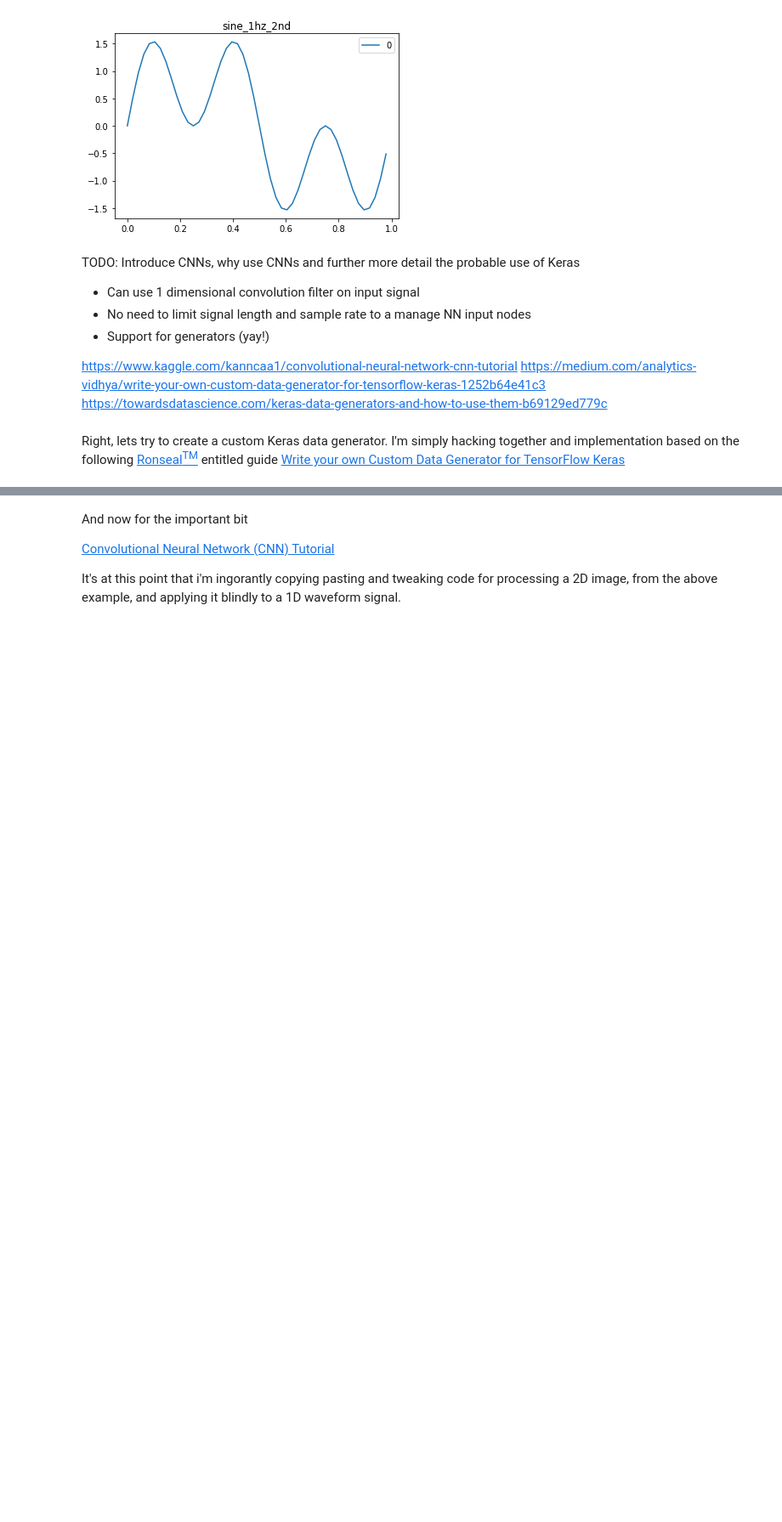
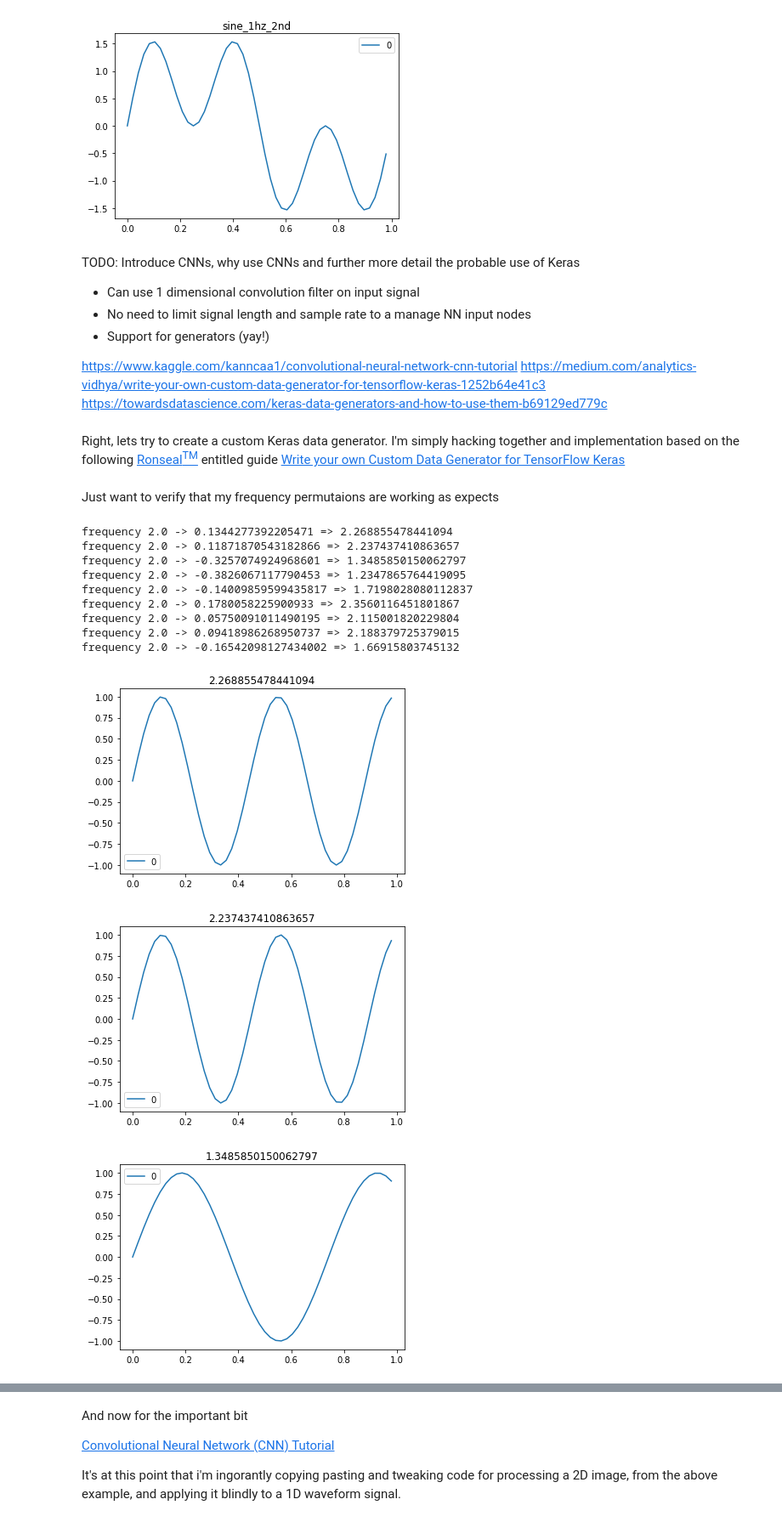
Before and after one commit to wemblykj/AISynth, a Jupyter notebook: ai-synth.ipynb, the cells around one changed output, grey strips where cells are left out. Shown at 85% size. Drawn from its saved outputs; the diff is of its cells as text; code cells hidden in the pictures; blank space fills up the shorter version.

```diff
--- a/ai-synth.ipynb
+++ b/ai-synth.ipynb
@@ -676,3 +688,29 @@ class WaveformDataGenerator(Sequence):
 
     def __len__(self):
         return self.n // self.batch_size
+# %% [markdown]
+Just want to verify that  my frequency permutaions are working as expects
+# %%
+frequency = 2.0
+sig_gen = waveform_signal_generator(ctx, sine_gen, frequency = frequency, attenuation = 0.1)
+frequency_multiplier_range = 0.2
+for i in range(0, 9):
+    rf = np.random.normal(loc=0.0, scale=frequency_multiplier_range, size=None)
+    #rf = random.uniform(-frequency_multiplier_range, frequency_multiplier_range)
+    new_frequency =  frequency + (frequency * rf)
+    print(f'frequency {frequency} -> {rf} => {new_frequency}')
+    sig_gen.frequency = new_frequency
+    plt.plot_signal(sig_gen, title = str(new_frequency))
+# %% [output]
+frequency 2.0 -> 0.1344277392205471 => 2.268855478441094
+frequency 2.0 -> 0.11871870543182866 => 2.237437410863657
+frequency 2.0 -> -0.3257074924968601 => 1.3485850150062797
+frequency 2.0 -> -0.3826067117790453 => 1.2347865764419095
+frequency 2.0 -> -0.14009859599435817 => 1.7198028080112837
+frequency 2.0 -> 0.1780058225900933 => 2.3560116451801867
+frequency 2.0 -> 0.05750091011490195 => 2.115001820229804
+frequency 2.0 -> 0.09418986268950737 => 2.188379725379015
+frequency 2.0 -> -0.16542098127434002 => 1.66915803745132
+[figure, added]
+[figure, added]
+[figure, added]
```
Also changed, not shown: parts of 12 cells of this notebook.
